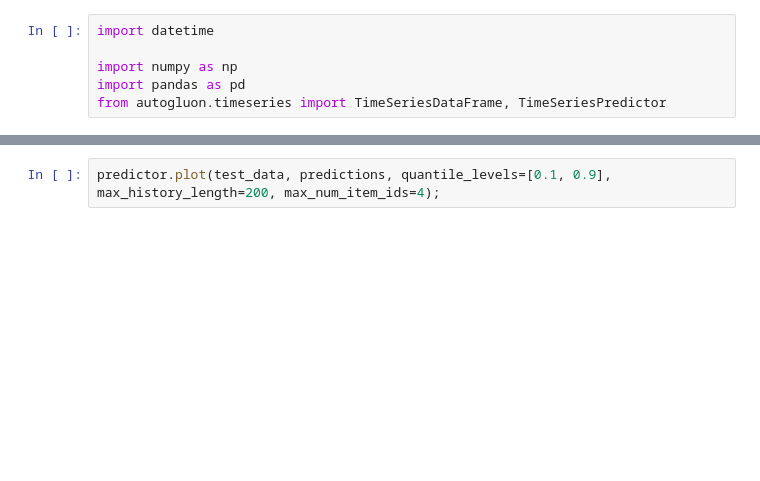
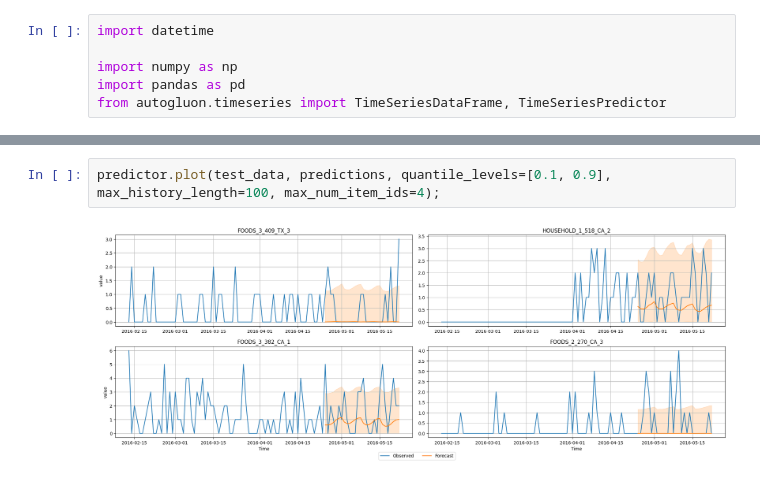
Before and after one commit to RobertWSmith/time-series-llm, a Jupyter notebook: autogluon.ipynb, the cells around one changed output, grey strips where cells are left out. Cells and saved outputs as stored; diff of their text form; blank space fills up the shorter version.

```diff
--- a/autogluon.ipynb
+++ b/autogluon.ipynb
@@ -60,2 +129,4 @@ test_data
 # %%
-predictor.plot(test_data, predictions, quantile_levels=[0.1, 0.9], max_history_length=200, max_num_item_ids=4);
+predictor.plot(test_data, predictions, quantile_levels=[0.1, 0.9], max_history_length=100, max_num_item_ids=4);
+# %% [output]
+[figure, added]
```
Also changed, not shown: parts of 6 cells of this notebook, 3 other files.
